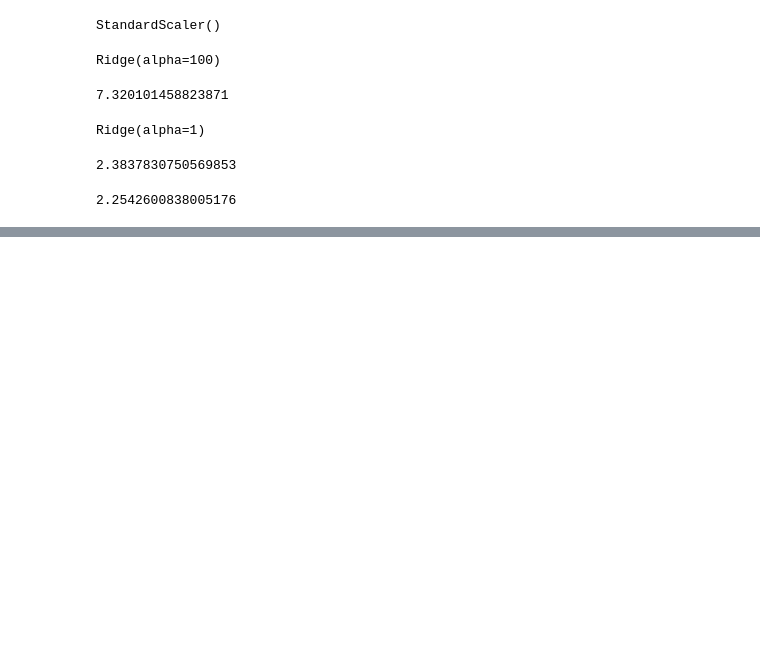
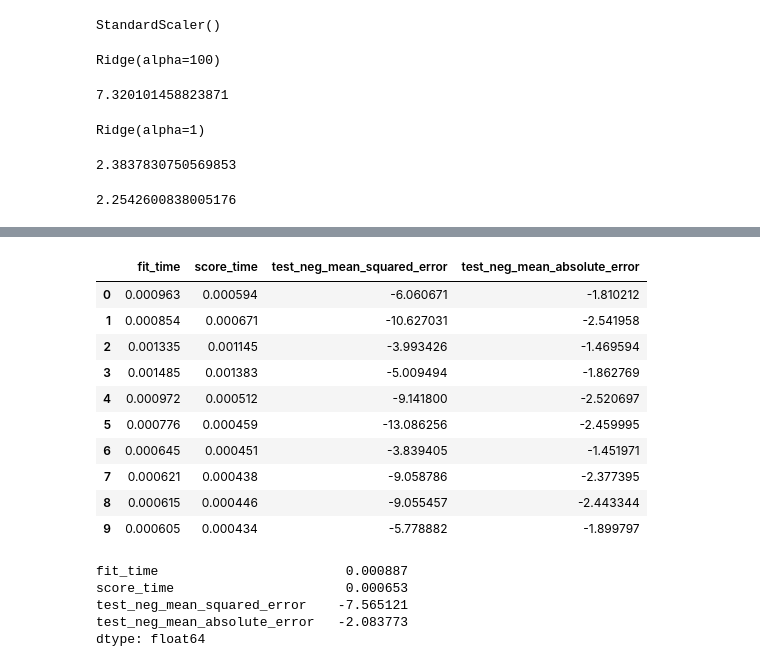
Before and after one commit to Burcusenol/Machine-Learning-Algorithms, a Jupyter notebook: Cross Validation/Cross Validation.ipynb, the cells around one changed output, grey strips where cells are left out. Drawn from its saved outputs; the diff is of its cells as text; code cells hidden in the pictures; blank space fills up the shorter version.

```diff
--- a/Cross Validation/Cross Validation.ipynb
+++ b/Cross Validation/Cross Validation.ipynb
@@ -157,0 +231,11 @@ mean_squared_error(y_test,y_final_test_pred)
+# %%
+X=df.drop("sales",axis=1)
+y=df["sales"]
+
+X_train, X_test, y_train, y_test = train_test_split(X, y, test_size=0.3, random_state=101)
+
+sclaer=StandardScaler()
+scaler.fit(X_train)
+
+X_train=scaler.transform(X_train)
+X_test=scaler.transform(X_test)
@@ -157,0 +244,5 @@ mean_squared_error(y_test,y_final_test_pred)
+# %%
+model=Ridge(alpha=100)
+# %%
+scores=cross_validate(model,X_train,y_train,
+scoring=["neg_mean_squared_error","neg_mean_absolute_error"],cv=10)
@@ -157,0 +261,24 @@ mean_squared_error(y_test,y_final_test_pred)
+# %%
+scores=pd.DataFrame(scores)
+# %%
+scores
+# %% [output]
+|  | fit_time | score_time | test_neg_mean_squared_error | test_neg_mean_absolute_error |
+| 0 | 0.000963 | 0.000594 | -6.060671 | -1.810212 |
+| 1 | 0.000854 | 0.000671 | -10.627031 | -2.541958 |
+| 2 | 0.001335 | 0.001145 | -3.993426 | -1.469594 |
+| 3 | 0.001485 | 0.001383 | -5.009494 | -1.862769 |
+| 4 | 0.000972 | 0.000512 | -9.141800 | -2.520697 |
+| 5 | 0.000776 | 0.000459 | -13.086256 | -2.459995 |
+| 6 | 0.000645 | 0.000451 | -3.839405 | -1.451971 |
+| 7 | 0.000621 | 0.000438 | -9.058786 | -2.377395 |
+| 8 | 0.000615 | 0.000446 | -9.055457 | -2.443344 |
+| 9 | 0.000605 | 0.000434 | -5.778882 | -1.899797 |
+# %%
+scores.mean()
+# %% [output]
+fit_time                        0.000887
+score_time                      0.000653
+test_neg_mean_squared_error    -7.565121
+test_neg_mean_absolute_error   -2.083773
+dtype: float64
```
Also changed, not shown: parts of 50 cells of this notebook, 1 other file.
